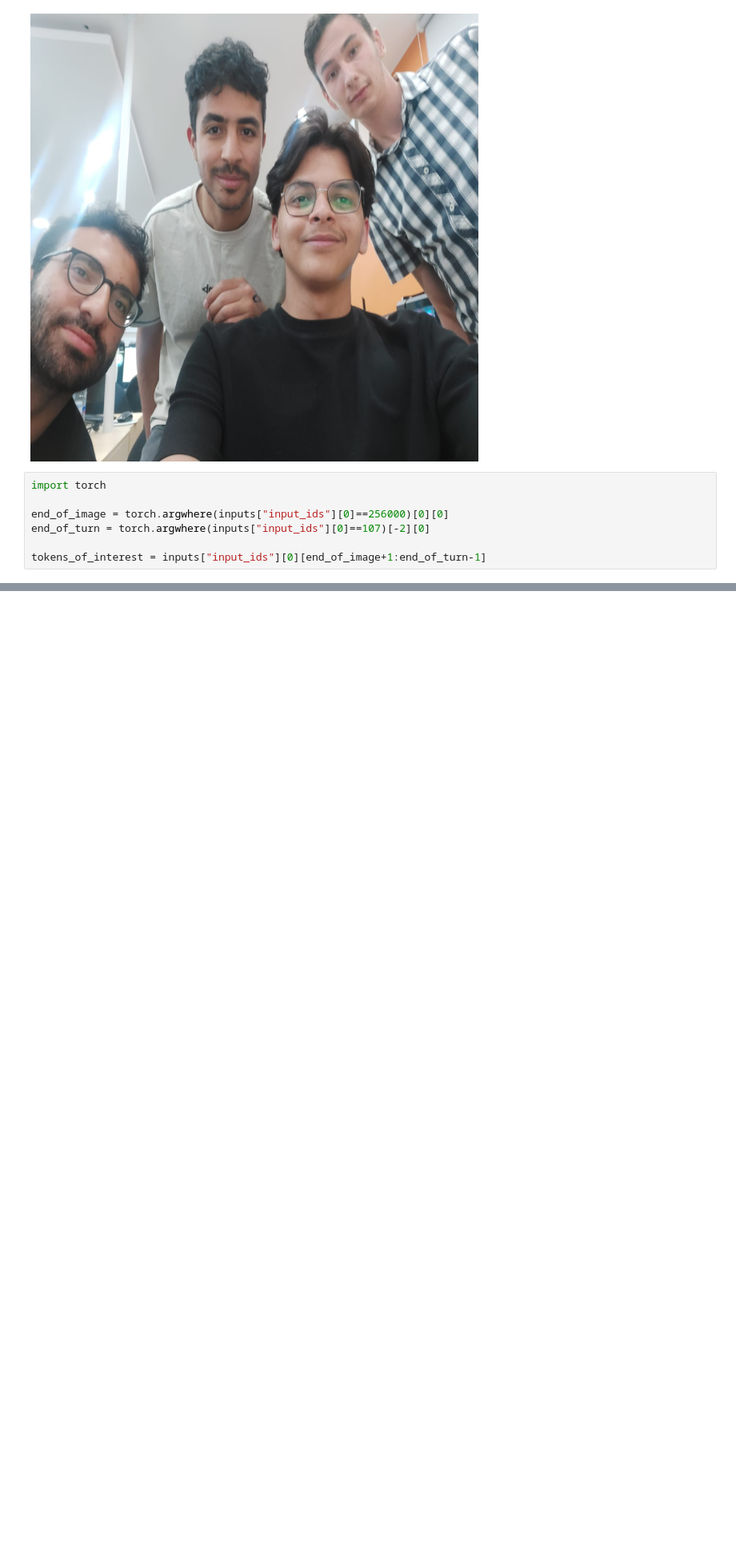
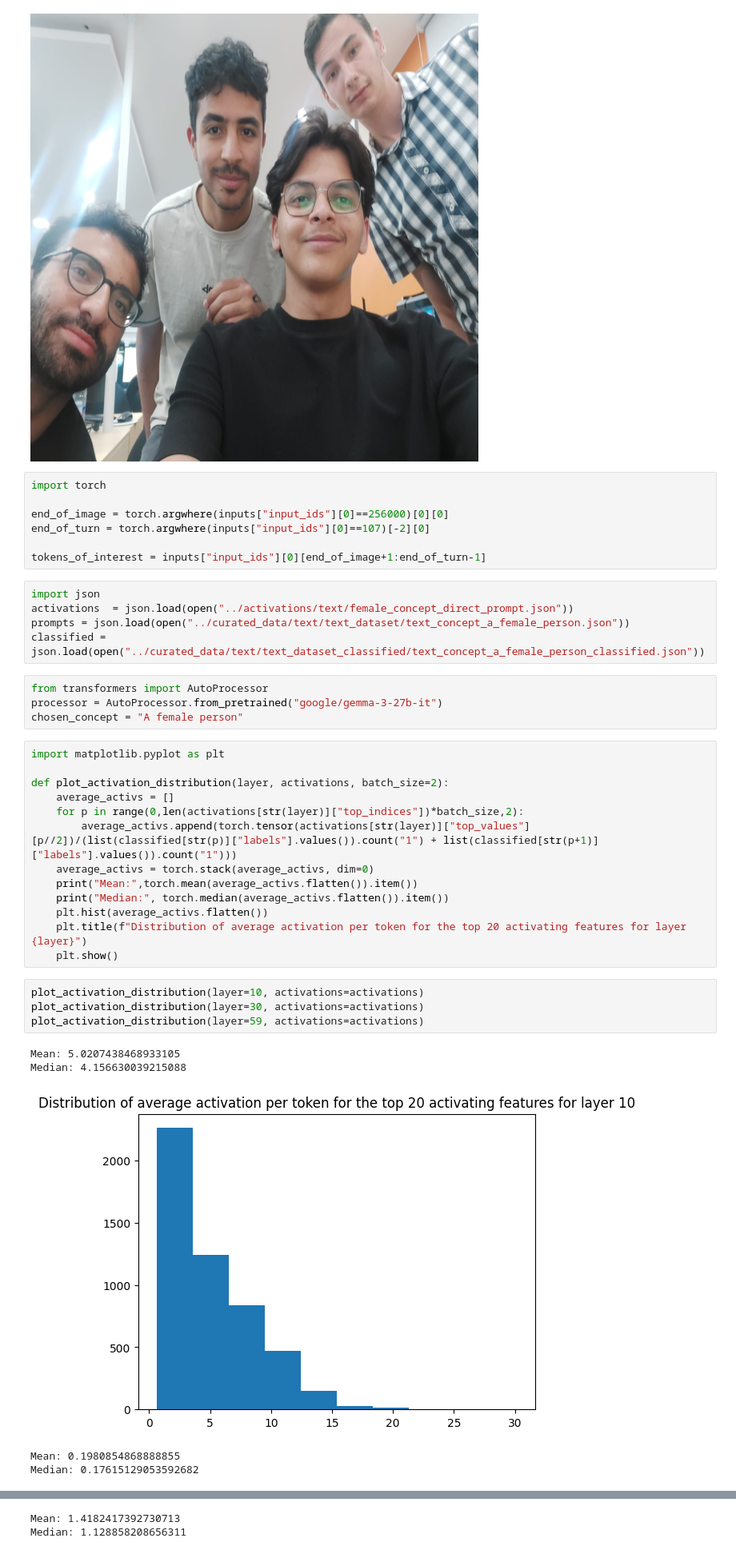
Before and after one commit to kindamashal/dataset-curation, a Jupyter notebook: experiment_notebooks/text_test.ipynb, the cells around one changed output, grey strips where cells are left out. Shown at 80% size. Saved outputs shown, nothing was run; the diff lists cells and outputs as text; blank space fills up the shorter version.

```diff
--- a/experiment_notebooks/text_test.ipynb
+++ b/experiment_notebooks/text_test.ipynb
@@ -150,3 +150,35 @@ end_of_image = torch.argwhere(inputs["input_ids"][0]==256000)[0][0]
 end_of_turn = torch.argwhere(inputs["input_ids"][0]==107)[-2][0]
 
 tokens_of_interest = inputs["input_ids"][0][end_of_image+1:end_of_turn-1]
+# %%
+import json
+activations  = json.load(open("../activations/text/female_concept_direct_prompt.json"))
+prompts = json.load(open("../curated_data/text/text_dataset/text_concept_a_female_person.json"))
+classified = json.load(open("../curated_data/text/text_dataset_classified/text_concept_a_female_person_classified.json"))
+# %%
+from transformers import AutoProcessor
+processor = AutoProcessor.from_pretrained("google/gemma-3-27b-it")
+chosen_concept = "A female person"
+# %%
+import matplotlib.pyplot as plt
+
+def plot_activation_distribution(layer, activations, batch_size=2):
+    average_activs = []
+    for p in range(0,len(activations[str(layer)]["top_indices"])*batch_size,2):
+        average_activs.append(torch.tensor(activations[str(layer)]["top_values"][p//2])/(list(classified[str(p)]["labels"].values()).count("1") + list(classified[str(p+1)]["labels"].values()).count("1")))
+    average_activs = torch.stack(average_activs, dim=0)
+    print("Mean:",torch.mean(average_activs.flatten()).item())
+    print("Median:", torch.median(average_activs.flatten()).item())
+    plt.hist(average_activs.flatten())
+    plt.title(f"Distribution of average activation per token for the top 20 activating features for layer {layer}")
+    plt.show()
+# %%
+plot_activation_distribution(layer=10, activations=activations)
+plot_activation_distribution(layer=30, activations=activations)
+plot_activation_distribution(layer=59, activations=activations)
+# %% [output]
+Mean: 5.0207438468933105
+Median: 4.156630039215088
+[figure, added]
+Mean: 0.1980854868888855
+Median: 0.17615129053592682
@@ -152,0 +186,2 @@ tokens_of_interest = inputs["input_ids"][0][end_of_image+1:end_of_turn-1]
+Mean: 1.4182417392730713
+Median: 1.128858208656311
```
Also changed, not shown: parts of 7 cells of this notebook, 4 other files.
